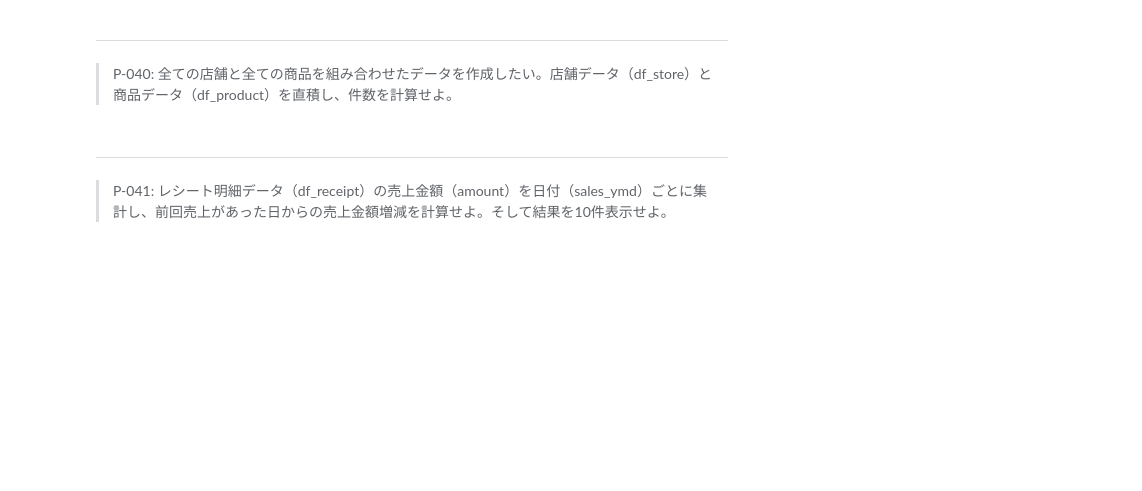
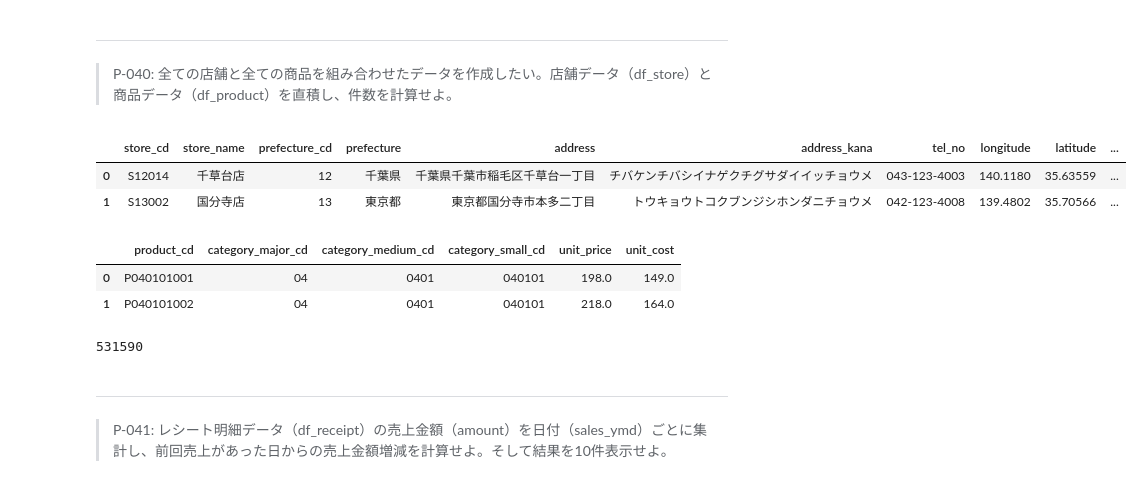
Before and after one commit to libra20/100knocks2, a Jupyter notebook: docker/work/preprocess_knock_Python.ipynb, the cells around one changed output. Saved outputs shown, nothing was run; the diff lists cells and outputs as text; code cells hidden in the pictures; blank space fills up the shorter version.

```diff
--- a/docker/work/preprocess_knock_Python.ipynb
+++ b/docker/work/preprocess_knock_Python.ipynb
@@ -789,6 +789,26 @@ dfa
 # %% [markdown]
 ---
 > P-040: 全ての店舗と全ての商品を組み合わせたデータを作成したい。店舗データ（df_store）と商品データ（df_product）を直積し、件数を計算せよ。
+# %%
+df_store.head(2)
+# %% [output]
+|  | store_cd | store_name | prefecture_cd | prefecture | address | address_kana | tel_no | longitude | latitude | ... |
+| 0 | S12014 | 千草台店 | 12 | 千葉県 | 千葉県千葉市稲毛区千草台一丁目 | チバケンチバシイナゲクチグサダイイッチョウメ | 043-123-4003 | 140.1180 | 35.63559 | ... |
+| 1 | S13002 | 国分寺店 | 13 | 東京都 | 東京都国分寺市本多二丁目 | トウキョウトコクブンジシホンダニチョウメ | 042-123-4008 | 139.4802 | 35.70566 | ... |
+# %%
+df_product.head(2)
+# %% [output]
+|  | product_cd | category_major_cd | category_medium_cd | category_small_cd | unit_price | unit_cost |
+| 0 | P040101001 | 04 | 0401 | 040101 | 198.0 | 149.0 |
+| 1 | P040101002 | 04 | 0401 | 040101 | 218.0 | 164.0 |
+# %%
+df_store_temp = df_store.copy()
+df_product_temp = df_product.copy()
+df_store_temp['key'] = None
+df_product_temp['key'] = None
+len(df_store_temp.merge(df_product_temp, on='key', how='inner'))
+# %% [output]
+531590
 # %% [markdown]
 ---
 > P-041: レシート明細データ（df_receipt）の売上金額（amount）を日付（sales_ymd）ごとに集計し、前回売上があった日からの売上金額増減を計算せよ。そして結果を10件表示せよ。
```
Also changed, not shown: parts of 1 cell of this notebook.
